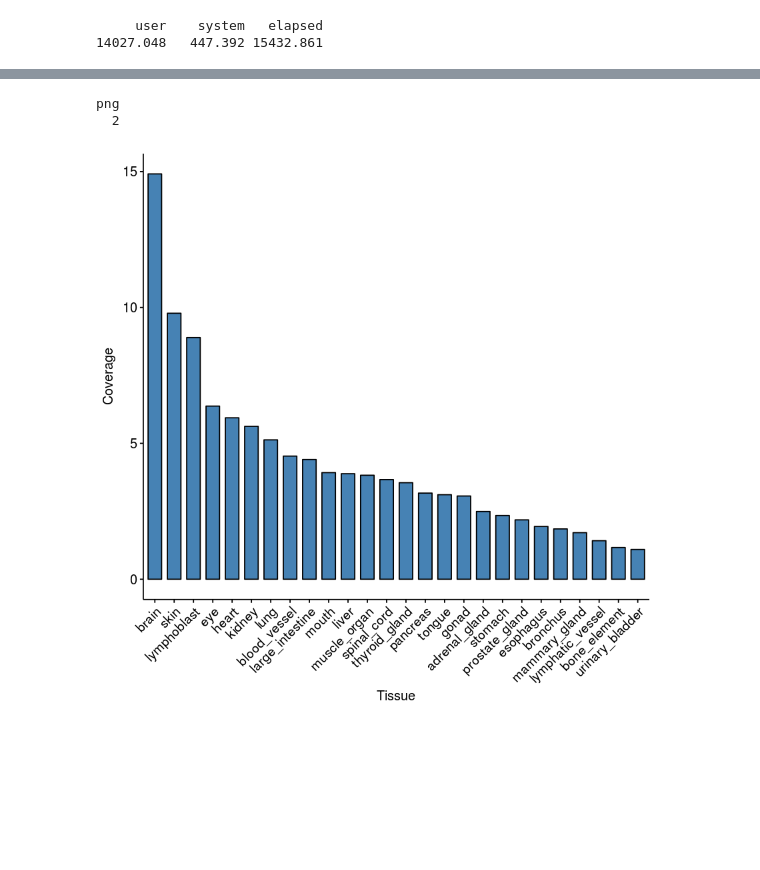
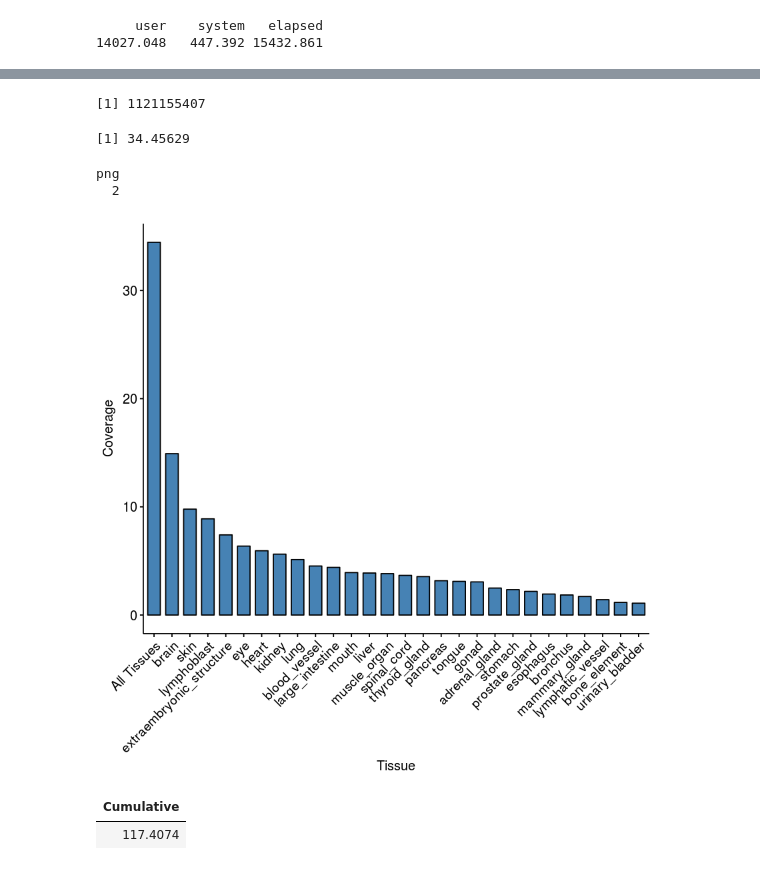
Before and after one commit to PriceLab/BDDS, a Jupyter notebook: footprints/manuscript/Analyze_Footprint_Coverage.ipynb, the cells around one changed output, grey strips where cells are left out. Saved outputs shown, nothing was run; the diff lists cells and outputs as text; code cells hidden in the pictures; blank space fills up the shorter version.

Commit message:
Added and updated manuscript figures

```diff
--- a/footprints/manuscript/Analyze_Footprint_Coverage.ipynb
+++ b/footprints/manuscript/Analyze_Footprint_Coverage.ipynb
@@ -205,7 +207,7 @@ all.tissues <- c("adrenal_gland",
                  "brain",
                  "bronchus",
                  "esophagus",
-                 #"extraembryonic_structure",
+                 "extraembryonic_structure",
                  "eye",
                  "gonad",
                  "heart",
@@ -285,0 +383,20 @@ saveRDS(tissue.coverage, "./allCoverageWOExtraembryonic.RDS")
+# %%
+# Now combine the ranges, reduce, and use the widths operator to find full coverage
+all.reduced <- GenomicRanges::reduce(big.gr)
+
+# Sum the areas using the "width" operator to get each area
+total.bp <- sum(as.numeric(width(all.reduced)))
+total.bp
+# %% [output]
+[1] 1121155407
+# %%
+100 * total.bp/3253848404
+# %% [output]
+[1] 34.45629
+# %%
+total.coverage <- data_frame(Tissue = 'All Tissues',
+                              Total.Width = total.bp,
+                              Coverage = 100*Total.Width/3253848404
+                             )
+# %%
+total.coverage <- bind_rows(tissue.coverage, total.coverage) %>% arrange(desc(Total.Width))
@@ -286,20 +409,26 @@ saveRDS(tissue.coverage, "./allCoverageWOExtraembryonic.RDS")
 # %%
+# Plot the whole shebang!
 # Plot it
-tissue.coverage %>% ggbarplot(x = "Tissue",
+total.coverage %>% ggbarplot(x = "Tissue",
                               y = "Coverage",
                               fill = "steelblue",
                               x.text.angle = 45,
                               sort.val = "desc"
                              ) -> coverage.plot
 
 # Save to a figure
 png("./coveragePlot.png")
 coverage.plot
 dev.off()
 
 # Show it
 coverage.plot
 # %% [output]
 png
   2
-[figure, old version]
+[figure, new version]
+# %%
+total.coverage %>% filter(Tissue != "All Tissues") %>% summarize(Cumulative = sum(Coverage))
+# %% [output]
+| Cumulative |
+| 117.4074 |
```
Also changed, not shown: parts of 20 cells of this notebook, 11 other files.
